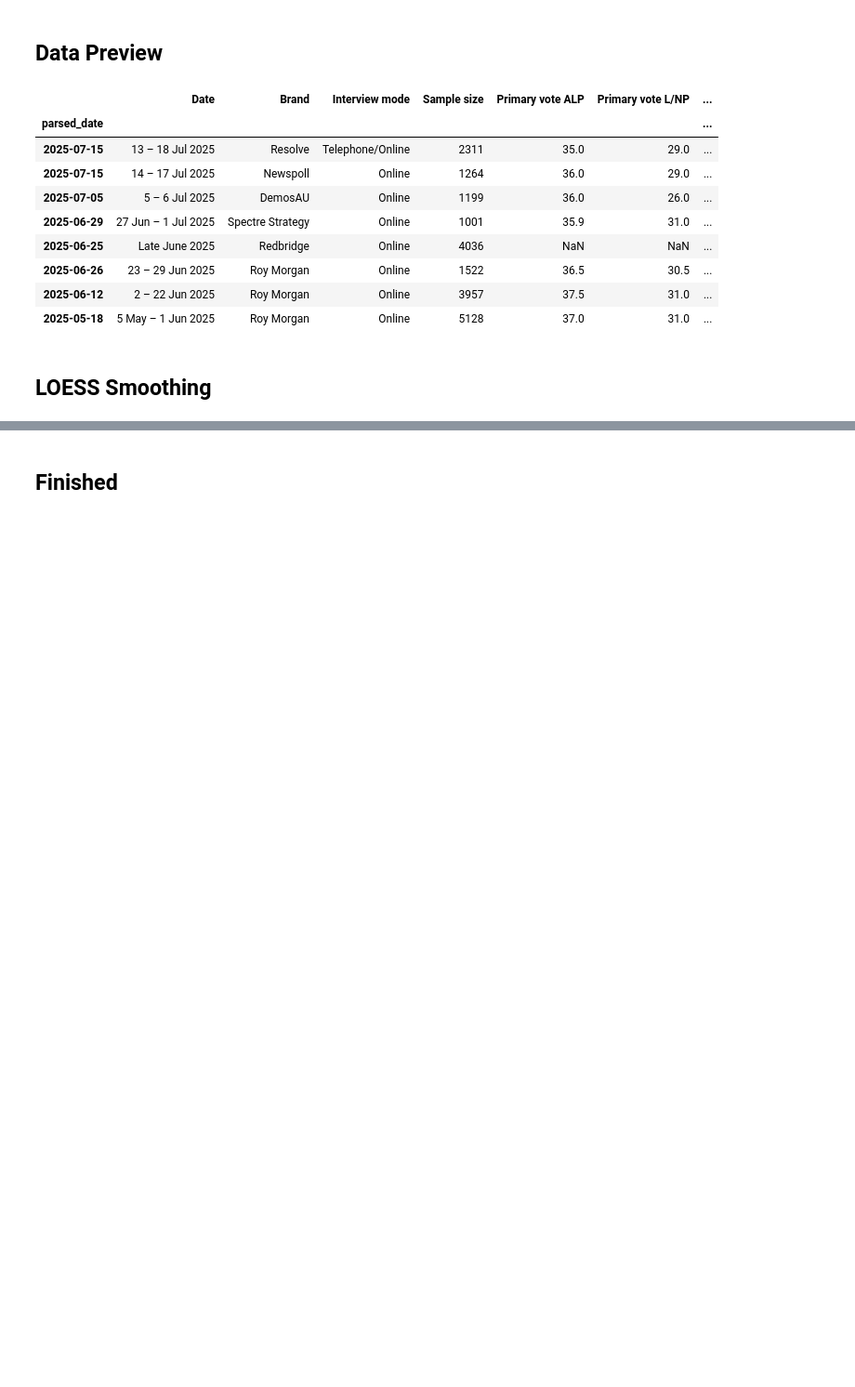
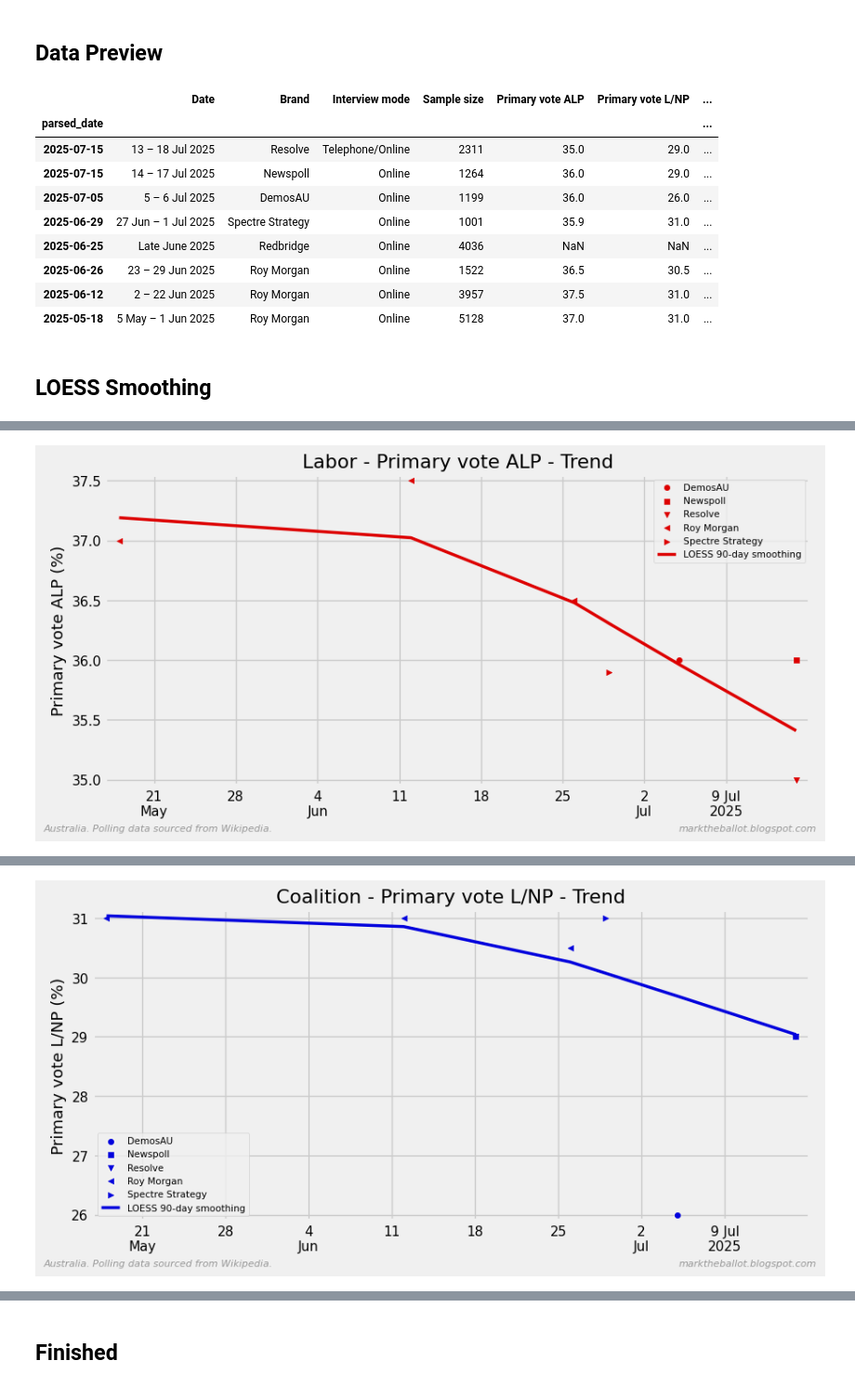
Before and after one commit to bpalmer4/Election-2028, a Jupyter notebook: notebooks/chart_LOESS_Trend_Analysis.ipynb, the cells around one changed output, grey strips where cells are left out. Shown at 93% size. Cells and saved outputs as stored; diff of their text form; code cells hidden in the pictures; blank space fills up the shorter version.

```diff
--- a/notebooks/chart_LOESS_Trend_Analysis.ipynb
+++ b/notebooks/chart_LOESS_Trend_Analysis.ipynb
@@ -11,7 +11,7 @@ from statsmodels.nonparametric.smoothers_lowess import lowess
 
 from common import RFOOTER
 LFOOTER = "Australia. Polling data sourced from Wikipedia. "
-SHOW_PLOT = False
+SHOW_PLOT = True
 # %%
 # Set up plotting directory
 mg.set_chart_dir("../charts/LOESS-trend/")
@@ -122,6 +125,8 @@ def create_chart_with_loess(df_2pp: pd.DataFrame, smoothed: pd.Series, color: st
     symbols = ['o', 's', '^', 'v', '<', '>', 'D', 'x', 'v']
     for i, label in enumerate(sorted(df_2pp['Brand'].unique())):
         selection = df_2pp[df_2pp['Brand'] == label][col]
+        if selection.empty or selection.isna().all():
+            continue
         x = [p.ordinal  for p in selection.index]
         y = selection.to_numpy()
         ax.scatter(x, y, label=label, color=color, s=20, marker=symbols[i % len(symbols)])
@@ -141,6 +146,7 @@ def create_chart_with_loess(df_2pp: pd.DataFrame, smoothed: pd.Series, color: st
     )
 # %%
 wanted = {
+    # party: [name, color]
     "ALP": ['Labor', "#dd0000"],
     "L/NP": ['Coalition', "#0000dd"],
     "GRN": ['Greens', "#009900"],
@@ -161,6 +167,8 @@ for col in data.columns:
 remaining = [w for w in data.columns if w not in used and "vote" in w]
 col = 'Others Primary Vote'
 data[col] = data[remaining].sum(axis=1, skipna=True)
+problematic = data[remaining].isna().all(axis=1)
+data.loc[problematic, col] = np.nan  # Ensure problematic rows are NaN
 smoothed = create_loess_smoothing(data, col)
 create_chart_with_loess(data, smoothed, "grey", "Others", col, f=f"Others={remaining}. ")
 # %% [output]
@@ -173,0 +177 @@ Warning: Data index appears to be missing 52 values, in line_plot. Check the dat
+[figure, added]
@@ -173,0 +180 @@ Warning: Data index appears to be missing 52 values, in line_plot. Check the dat
+[figure, added]
```
Also changed, not shown: parts of 4 cells of this notebook, 3 other files.
